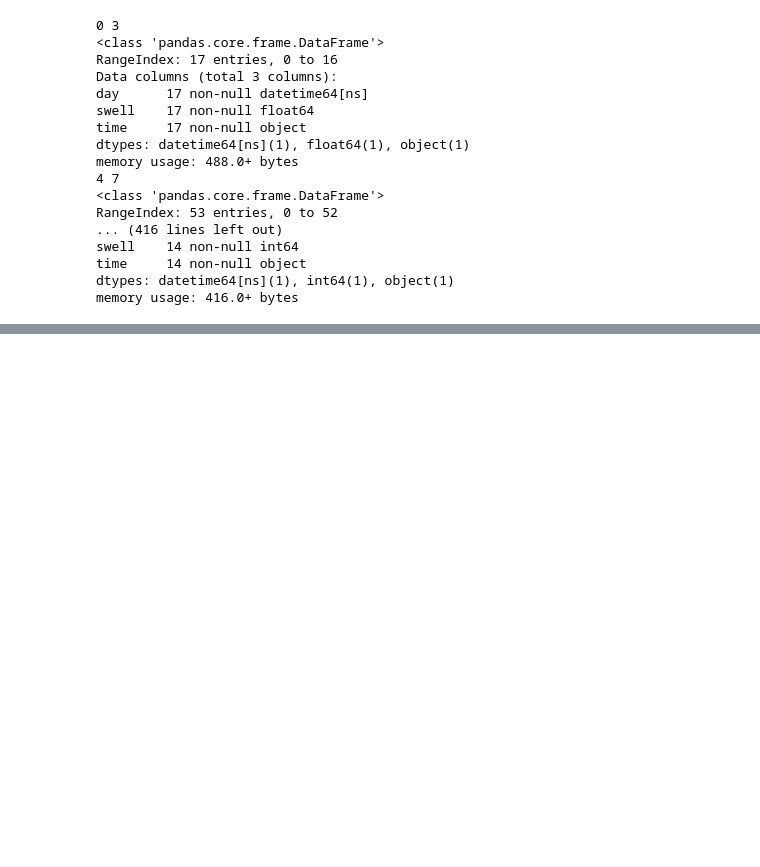
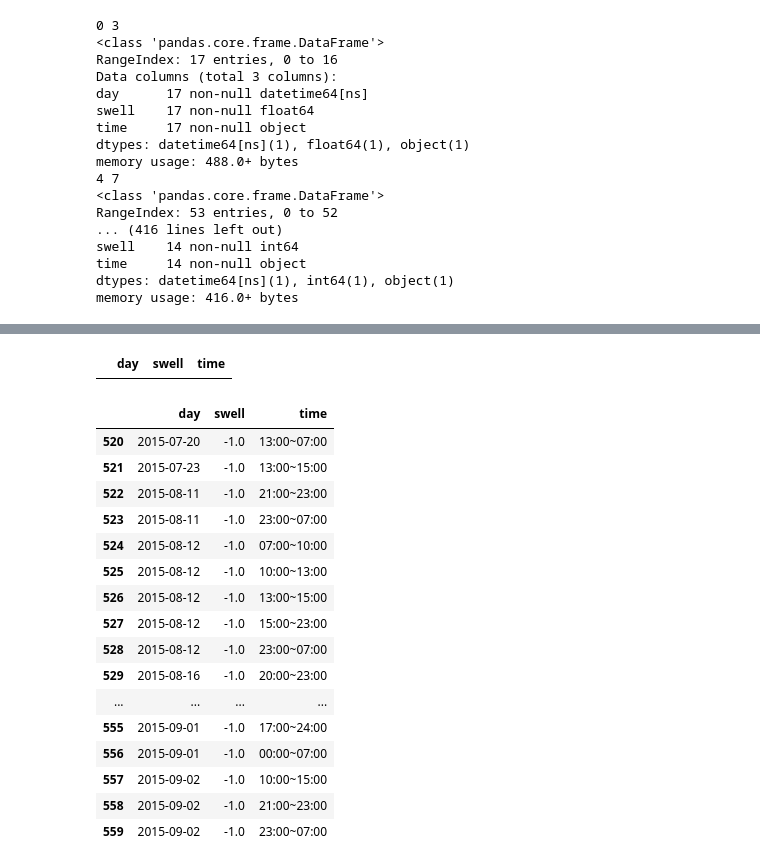
Before and after one commit to junwoopark92/2018-Posco-AI-Challenge, a Jupyter notebook: Task2_forecast_swell/jw/01.parse_swell_data.ipynb, the cells around one changed output, grey strips where cells are left out. Drawn from its saved outputs; the diff is of its cells as text; code cells hidden in the pictures; blank space fills up the shorter version.

```diff
--- a/Task2_forecast_swell/jw/parse_swell_data.ipynb
+++ b/Task2_forecast_swell/jw/01.parse_swell_data.ipynb
@@ -174,0 +175,25 @@ memory usage: 28.9+ KB
+# %%
+merged_df[merged_df['day'].apply(lambda x: True if '2018' in str(x) else False)]
+# %% [output]
+|  | day | swell | time |
+# %%
+index = 520
+merged_df.iloc[index:index+40]
+# %% [output]
+|  | day | swell | time |
+| 520 | 2015-07-20 | -1.0 | 13:00~07:00 |
+| 521 | 2015-07-23 | -1.0 | 13:00~15:00 |
+| 522 | 2015-08-11 | -1.0 | 21:00~23:00 |
+| 523 | 2015-08-11 | -1.0 | 23:00~07:00 |
+| 524 | 2015-08-12 | -1.0 | 07:00~10:00 |
+| 525 | 2015-08-12 | -1.0 | 10:00~13:00 |
+| 526 | 2015-08-12 | -1.0 | 13:00~15:00 |
+| 527 | 2015-08-12 | -1.0 | 15:00~23:00 |
+| 528 | 2015-08-12 | -1.0 | 23:00~07:00 |
+| 529 | 2015-08-16 | -1.0 | 20:00~23:00 |
+| ... | ... | ... | ... |
+| 555 | 2015-09-01 | -1.0 | 17:00~24:00 |
+| 556 | 2015-09-01 | -1.0 | 00:00~07:00 |
+| 557 | 2015-09-02 | -1.0 | 10:00~15:00 |
+| 558 | 2015-09-02 | -1.0 | 21:00~23:00 |
+| 559 | 2015-09-02 | -1.0 | 23:00~07:00 |
```
Also changed, not shown: parts of 29 cells of this notebook, 3 other files.
